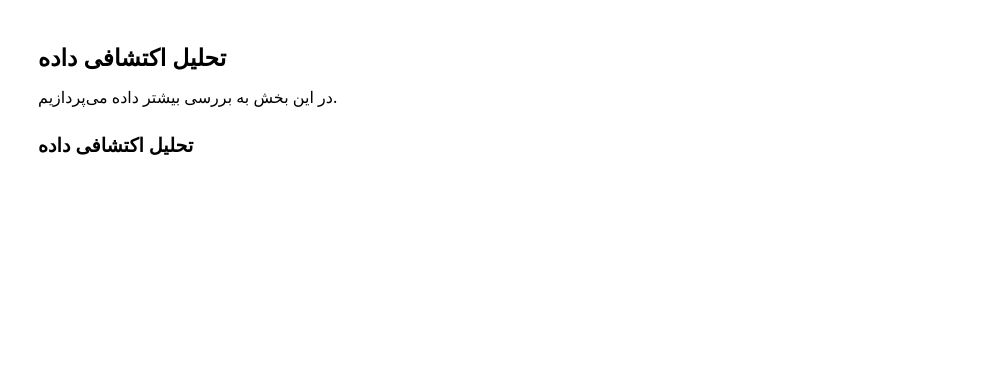
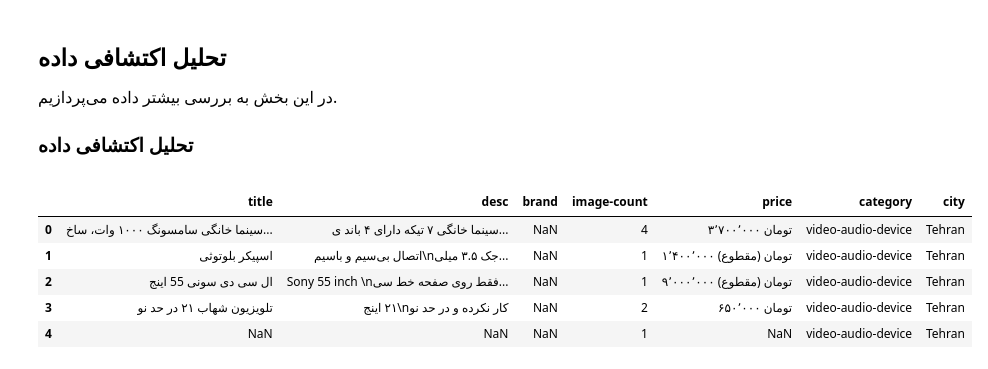
Before and after one commit to Ehyaee/MLSD_HW1, a Jupyter notebook: MLSD_HW1.ipynb, the cells around one changed output. Saved outputs shown, nothing was run; the diff lists cells and outputs as text; code cells hidden in the pictures; blank space fills up the shorter version.

```diff
--- a/MLSD_HW1.ipynb
+++ b/MLSD_HW1.ipynb
@@ -171,3 +182,18 @@ from sklearn.pipeline import Pipeline
     </div>
     <h3 style="padding-bottom: 20px;">تحلیل اکتشافی داده</h3>
 </div>
+# %%
+import numpy as np
+import pandas as pd
+import seaborn as sns
+import re
+
+df = pd.read_csv("data/data.csv")
+df.head()
+# %% [output]
+|  | title | desc | brand | image-count | price | category | city |
+| 0 | سینما خانگی سامسونگ ۱۰۰۰ وات، ساخ... | سینما خانگی ۷ تیکه دارای ۴ باند ی... | NaN | 4 | ۳٬۷۰۰٬۰۰۰ تومان | video-audio-device | Tehran |
+| 1 | اسپیکر بلوتوثی | اتصال بی‌سیم و باسیم\nجک ۳.۵ میلی... | NaN | 1 | ۱٬۴۰۰٬۰۰۰ تومان (مقطوع) | video-audio-device | Tehran |
+| 2 | ال سی دی سونی 55 اینج | Sony 55 inch \nفقط روی صفحه خط سی... | NaN | 1 | ۹٬۰۰۰٬۰۰۰ تومان (مقطوع) | video-audio-device | Tehran |
+| 3 | تلویزیون شهاب ٢١ در حد نو | ٢١ اینج\nکار نکرده و در حد نو | NaN | 2 | ۶۵۰٬۰۰۰ تومان | video-audio-device | Tehran |
+| 4 | NaN | NaN | NaN | 1 | NaN | video-audio-device | Tehran |
```
Also changed, not shown: parts of 23 cells of this notebook, 1 other file.
